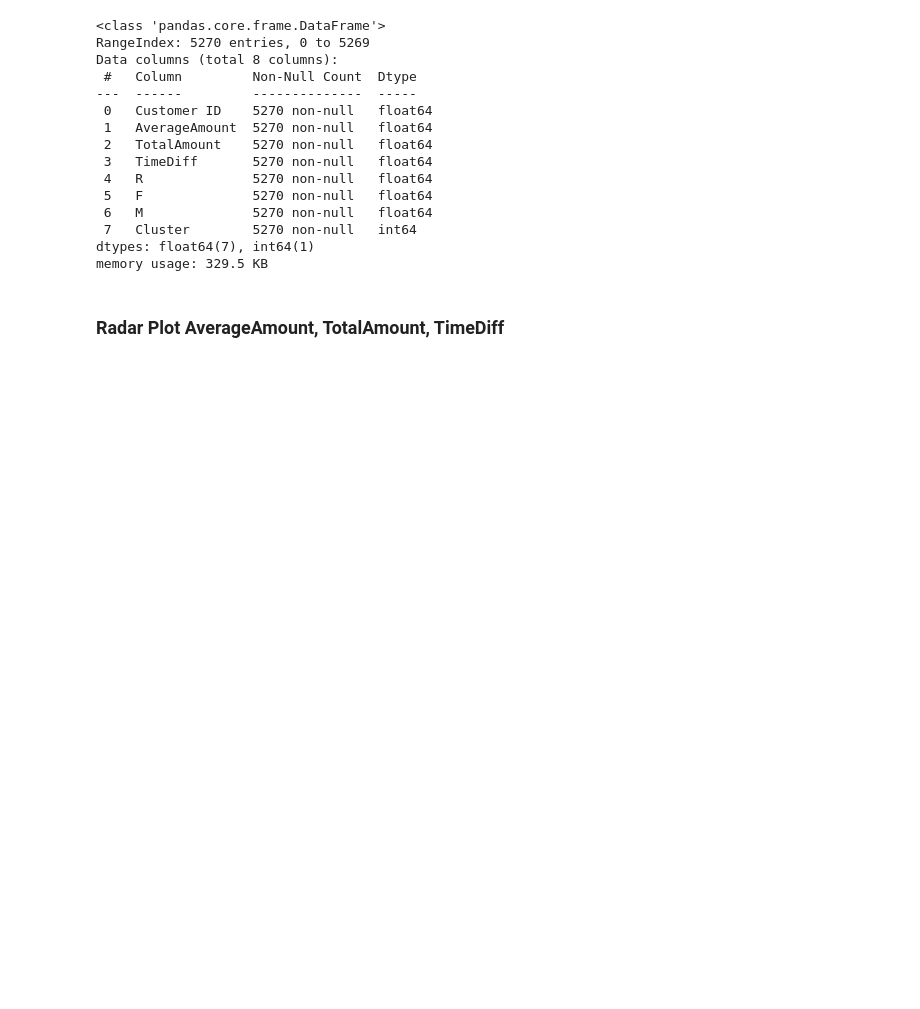
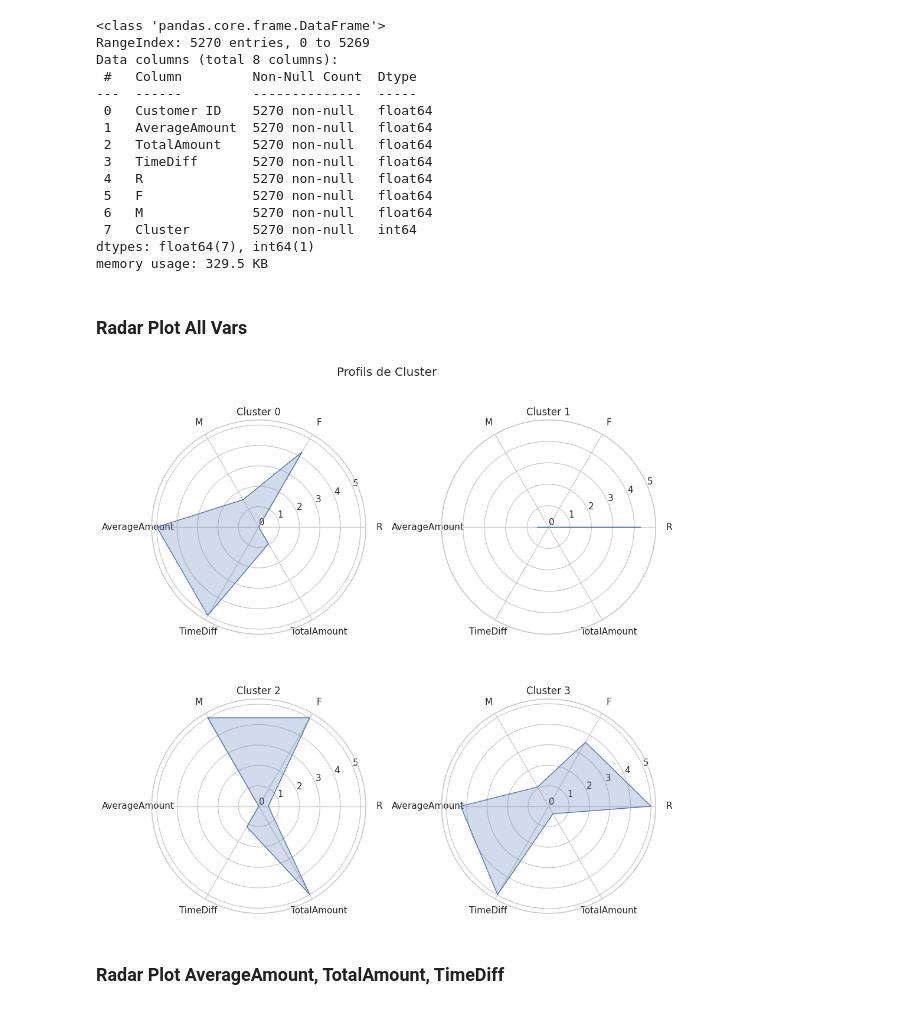
Before and after one commit to Evgeni1494/SegmentationClient, a Jupyter notebook: analyse.ipynb, the cells around one changed output. Saved outputs shown, nothing was run; the diff lists cells and outputs as text; code cells hidden in the pictures; blank space fills up the shorter version.

Commit message:
Rangement dans Analyse

```diff
--- a/analyse.ipynb
+++ b/analyse.ipynb
@@ -924,6 +851,72 @@ Data columns (total 8 columns):
  7   Cluster        5270 non-null   int64
 dtypes: float64(7), int64(1)
 memory usage: 329.5 KB
+# %% [markdown]
+### Radar Plot All Vars
+# %%
+import matplotlib.pyplot as plt
+import numpy as np
+from sklearn.preprocessing import MinMaxScaler
+
+# Créez des sous-ensembles de données pour chaque cluster
+cluster0_data = df2[df2['Cluster'] == 0][['R', 'F', 'M','AverageAmount','TimeDiff','TotalAmount']]
+cluster1_data = df2[df2['Cluster'] == 1][['R', 'F', 'M','AverageAmount','TimeDiff','TotalAmount']]
+cluster2_data = df2[df2['Cluster'] == 2][['R', 'F', 'M','AverageAmount','TimeDiff','TotalAmount']]
+cluster3_data = df2[df2['Cluster'] == 3][['R', 'F', 'M','AverageAmount','TimeDiff','TotalAmount']]
+
+# Calculez les moyennes des variables pour chaque cluster
+cluster0_profile = cluster0_data.mean()
+cluster1_profile = cluster1_data.mean()
+cluster2_profile = cluster2_data.mean()
+cluster3_profile = cluster3_data.mean()
+
+# Créez une liste des noms de variables
+variables = cluster0_profile.index.tolist()
+
+# Créez un tableau des profils de cluster
+profiles = np.array([cluster0_profile.values, cluster1_profile.values, cluster2_profile.values, cluster3_profile.values])
+
+# Appliquer MinMaxScaler pour mettre à l'échelle les valeurs des variables entre 0 et 1
+scaler = MinMaxScaler(feature_range=(0, 1))
+profiles_scaled = scaler.fit_transform(profiles)
+
+# Appliquer une transformation linéaire personnalisée pour ajuster les valeurs à l'échelle de 0 à 5
+transformed_profiles = profiles_scaled * 5
+
+# Créez une liste des noms de clusters
+cluster_names = ['Cluster 0', 'Cluster 1', 'Cluster 2', 'Cluster 3']
+
+# Créez un radar plot pour chaque cluster
+fig, axs = plt.subplots(2, 2, figsize=(10, 10), subplot_kw=dict(polar=True))
+fig.suptitle('Profils de Cluster')
+
+for i, ax in enumerate(axs.flatten()):
+    # Extraire le profil du cluster actuel
+    profile = transformed_profiles[i]
+
+    # Calculer les angles pour chaque variable
+    angles = np.linspace(0, 2 * np.pi, len(variables), endpoint=False).tolist()
+    angles += angles[:1]  # Fermer la forme
+
+    # Extraire les valeurs pour chaque variable
+    values = profile.tolist()
+    values += values[:1]  # Fermer la forme
+
+    # Tracer le radar plot en utilisant une échelle logarithmique
+    ax.plot(angles, values, linewidth=1, linestyle='solid')
+    ax.fill(angles, values, alpha=0.25)
+
+    # Paramètres esthétiques
+    ax.set_xticks(angles[:-1])
+    ax.set_xticklabels(variables)
+    ax.set_yticks([0, 1, 2, 3, 4, 5])  # Échelle de 0 à 5
+    ax.set_title(cluster_names[i])
+
+# Ajustements esthétiques
+plt.tight_layout()
+plt.show()
+# %% [output]
+[figure, added]
 # %% [markdown]
 ### Radar Plot AverageAmount, TotalAmount, TimeDiff
 # %%
```
Also changed, not shown: parts of 4 cells of this notebook.
